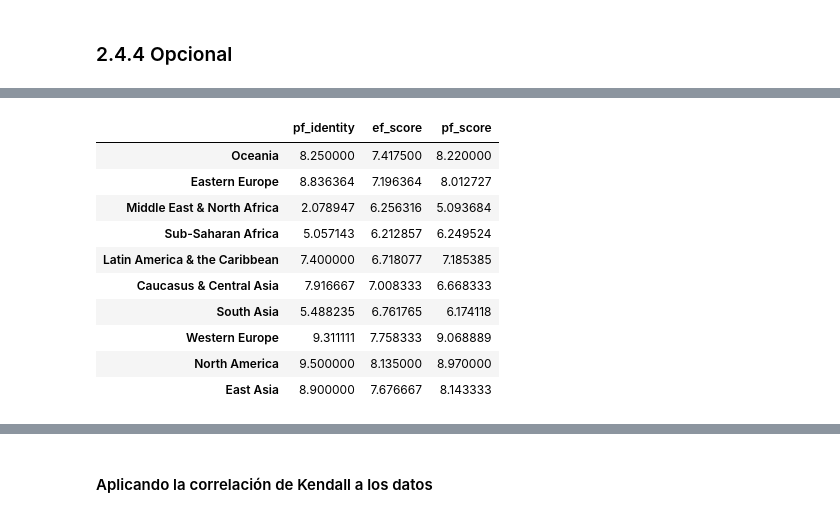
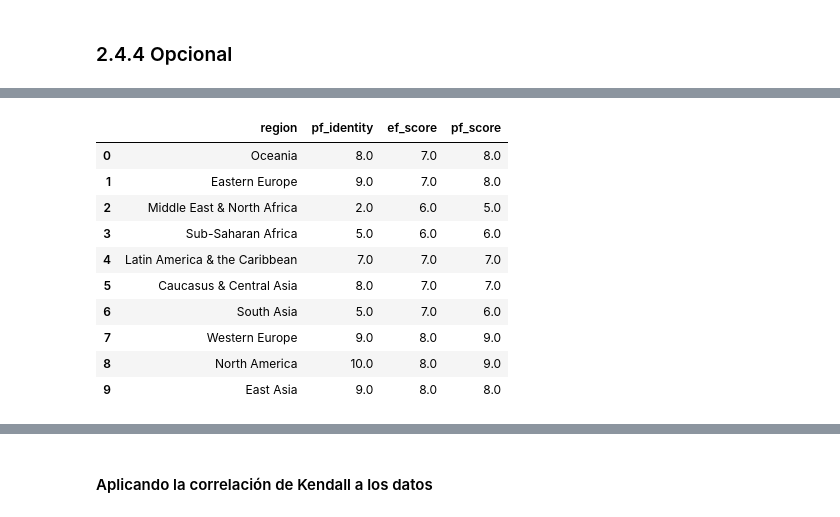
Before and after one commit to diegobcuadro/AyV_Grupo10, a Jupyter notebook: practico.ipynb, the cells around one changed output, grey strips where cells are left out. Drawn from its saved outputs; the diff is of its cells as text; code cells hidden in the pictures.

```diff
--- a/practico.ipynb
+++ b/practico.ipynb
@@ -1111,33 +1149,34 @@ Para analizar la correlación de las variables generamos un nuevo dataFrame con
 # %%
 #Obtengo los datos solo del último año:
 df_world_last_year = dataset[dataset['year'] == 2017]
 #creo una lista con todas la regiones:
 regions = ['Oceania','Eastern Europe','Middle East & North Africa','Sub-Saharan Africa','Latin America & the Caribbean','Caucasus & Central Asia','South Asia','Western Europe','North America','East Asia']
 
 #obtengo los promedios de cada una de las variables de interes por región
 pf_idetity_mean_by_region = []
 ef_score_mean_by_region = []
 pf_score_mean_by_region = []
 for region in regions:
     data_of_region = df_world_last_year[df_world_last_year['region'] == region]
-    pf_idetity_mean_by_region.append(data_of_region['pf_identity'].mean())
-    ef_score_mean_by_region.append(data_of_region['ef_score'].mean())
-    pf_score_mean_by_region.append(data_of_region['pf_score'].mean())
+    pf_idetity_mean_by_region.append(data_of_region['pf_identity'].mean().round())
+    ef_score_mean_by_region.append(data_of_region['ef_score'].mean().round())
+    pf_score_mean_by_region.append(data_of_region['pf_score'].mean().round())
 
 #Creo una lista con las variables
-zipDatos = list(zip(pf_idetity_mean_by_region, ef_score_mean_by_region,pf_score_mean_by_region))
+zipDatos = list(zip(regions, pf_idetity_mean_by_region, ef_score_mean_by_region,pf_score_mean_by_region))
 #Creo una dataFrame con los nuevos valores
-datos = pandas.DataFrame(zipDatos, columns=['pf_identity', 'ef_score','pf_score'], index=regions)
+#datos = pandas.DataFrame(zipDatos, columns=['region','pf_identity', 'ef_score','pf_score'], index=regions)
+datos = pandas.DataFrame(zipDatos, columns=['region','pf_identity', 'ef_score','pf_score'])
 datos
 # %% [output]
-|  | pf_identity | ef_score | pf_score |
-| Oceania | 8.250000 | 7.417500 | 8.220000 |
-| Eastern Europe | 8.836364 | 7.196364 | 8.012727 |
-| Middle East & North Africa | 2.078947 | 6.256316 | 5.093684 |
-| Sub-Saharan Africa | 5.057143 | 6.212857 | 6.249524 |
-| Latin America & the Caribbean | 7.400000 | 6.718077 | 7.185385 |
-| Caucasus & Central Asia | 7.916667 | 7.008333 | 6.668333 |
-| South Asia | 5.488235 | 6.761765 | 6.174118 |
-| Western Europe | 9.311111 | 7.758333 | 9.068889 |
-| North America | 9.500000 | 8.135000 | 8.970000 |
-| East Asia | 8.900000 | 7.676667 | 8.143333 |
+|  | region | pf_identity | ef_score | pf_score |
+| 0 | Oceania | 8.0 | 7.0 | 8.0 |
+| 1 | Eastern Europe | 9.0 | 7.0 | 8.0 |
+| 2 | Middle East & North Africa | 2.0 | 6.0 | 5.0 |
+| 3 | Sub-Saharan Africa | 5.0 | 6.0 | 6.0 |
+| 4 | Latin America & the Caribbean | 7.0 | 7.0 | 7.0 |
+| 5 | Caucasus & Central Asia | 8.0 | 7.0 | 7.0 |
+| 6 | South Asia | 5.0 | 7.0 | 6.0 |
+| 7 | Western Europe | 9.0 | 8.0 | 9.0 |
+| 8 | North America | 10.0 | 8.0 | 9.0 |
+| 9 | East Asia | 9.0 | 8.0 | 8.0 |
```
Also changed, not shown: parts of 41 cells of this notebook.
